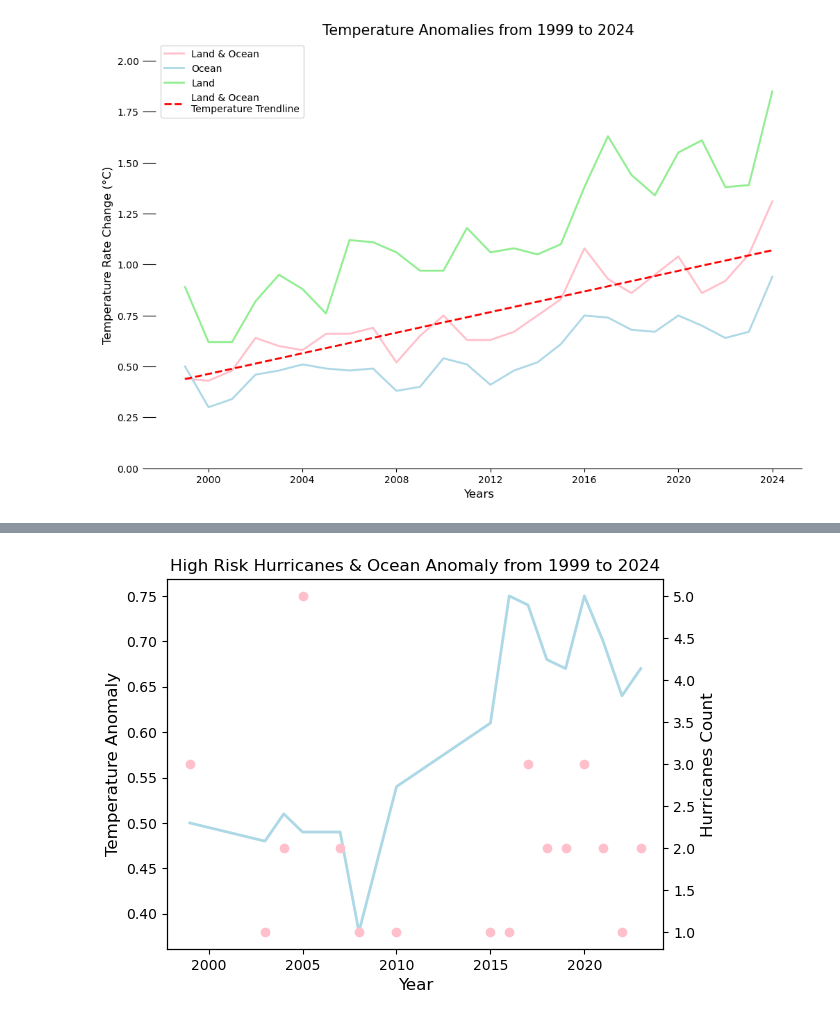
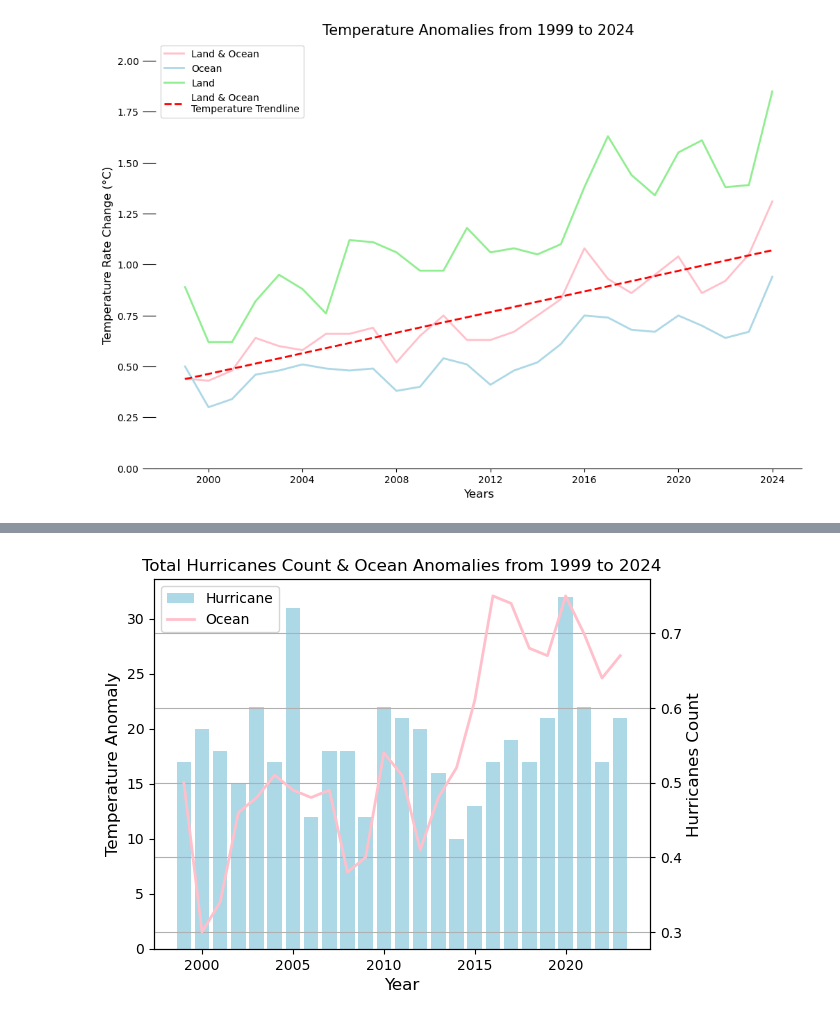
Before and after one commit to eddiexunyc/earth_temp_cyclone_data, a Jupyter notebook: DATA608_Assignment_5_Eddie_Xu.ipynb, the cells around one changed output, grey strips where cells are left out. Cells and saved outputs as stored; diff of their text form; code cells hidden in the pictures.

```diff
--- a/DATA608_Assignment_5_Eddie_Xu.ipynb
+++ b/DATA608_Assignment_5_Eddie_Xu.ipynb
@@ -161,3 +266,6 @@ tornado_temp_data
 # %%
+# combine hurricane wind speed and ocean anomaly data
+hurricane_wind_data = hurricane_average_data_wind_speed.merge(ocean_anomalies_data, how='left', on = 'year')
+
 # combine hurricane and ocean anomaly data
-cyclone_temp_data = high_risk_hurricane_count.merge(ocean_anomalies_data, how='left', on = 'year')
+hurricane_temp_data = hurricane_25_data_count.merge(ocean_anomalies_data, how='left', on = 'year')
@@ -213,19 +372,23 @@ plt.show()
 # %%
 # line and bar graph on high hurricane count and temperature change
 fig = plt.figure()
-ax2 = fig.add_subplot(111)
-ax2.plot(cyclone_temp_data['year'], cyclone_temp_data['Ocean Anomaly'], color='lightblue', lw=2, label = 'Temperature')
-ax3 = ax2.twinx()
-ax3.scatter(cyclone_temp_data['year'], cyclone_temp_data['counts'], color='pink', label = 'Hurricane')
-plt.title('High Risk Hurricanes & Ocean Anomaly from 1999 to 2024', size = 12)
-ax1.grid()
+ax4 = fig.add_subplot(111)
+ax4.bar(hurricane_temp_data['year'], hurricane_temp_data['counts'], color='lightblue', lw=2, label = 'Hurricane')
+ax5 = ax4.twinx()
+ax5.plot(hurricane_temp_data['year'], hurricane_temp_data['Ocean Anomaly'], color='pink', lw=2, label = 'Ocean')
+ax5.grid()
 
 # customize both x and y labels
-ax2.set_xlabel('Year', size = 12)
-ax2.set_ylabel('Temperature Anomaly', size = 12)
-ax3.set_ylabel('Hurricanes Count', size = 12)
+plt.title('Total Hurricanes Count & Ocean Anomalies from 1999 to 2024', size = 12)
+ax4.set_xlabel('Year', size = 12)
+ax4.set_ylabel('Temperature Anomaly', size = 12)
+ax5.set_ylabel('Hurricanes Count', size = 12)
 
-plt.savefig('Correlation between Ocean Anomaly and High Risk Hurricanes.png')
+lns3, lab3 = ax4.get_legend_handles_labels()
+lns4, lab4 = ax5.get_legend_handles_labels()
+ax4.legend(lns3 + lns4, lab3 + lab4, loc=0)
+
+plt.savefig('Correlation between Ocean Anomaly and Hurricanes.png')
 plt.show()
 # %% [output]
-[figure, old version]
+[figure, new version]
```
Also changed, not shown: parts of 21 cells of this notebook, 14 other files.
